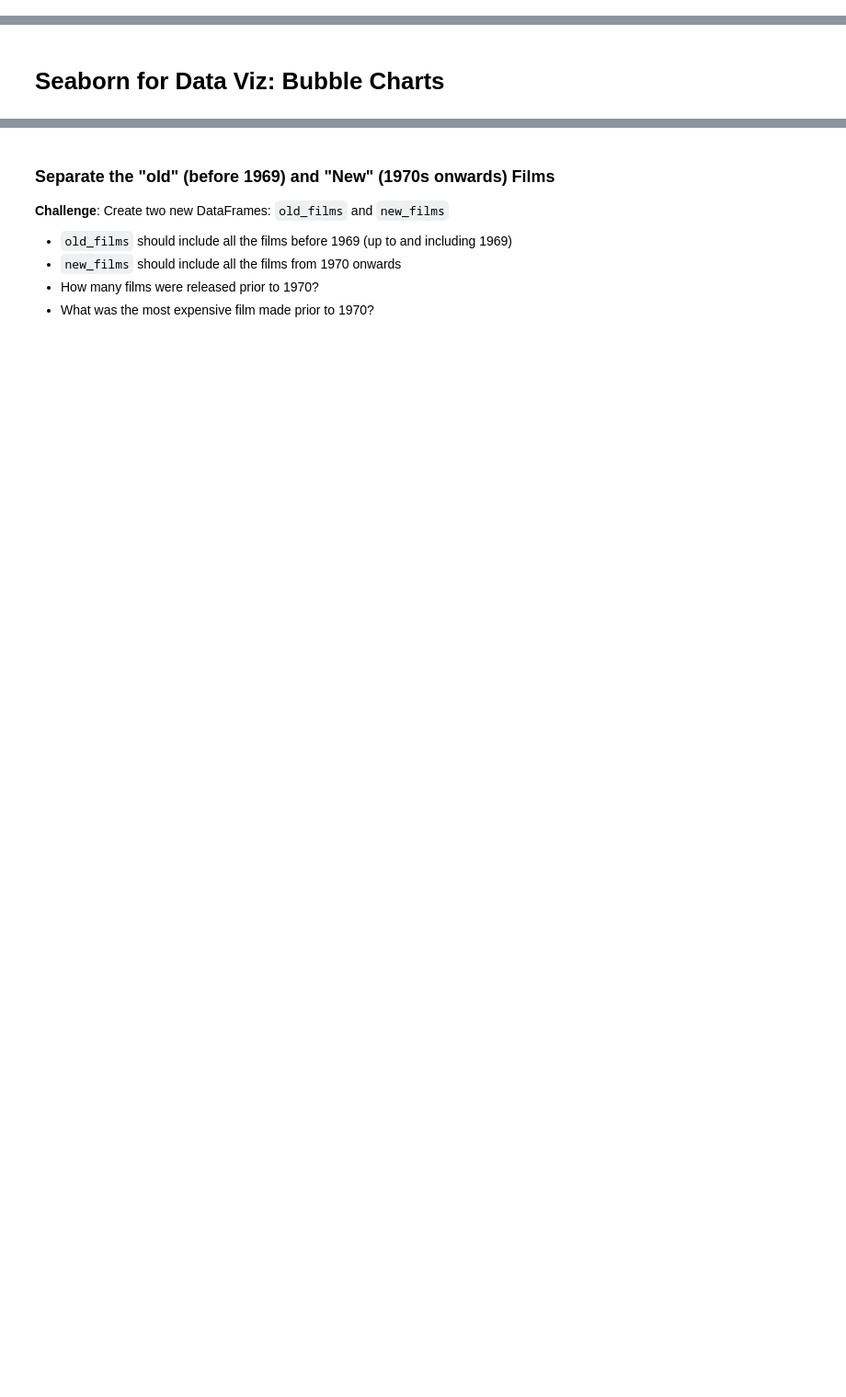
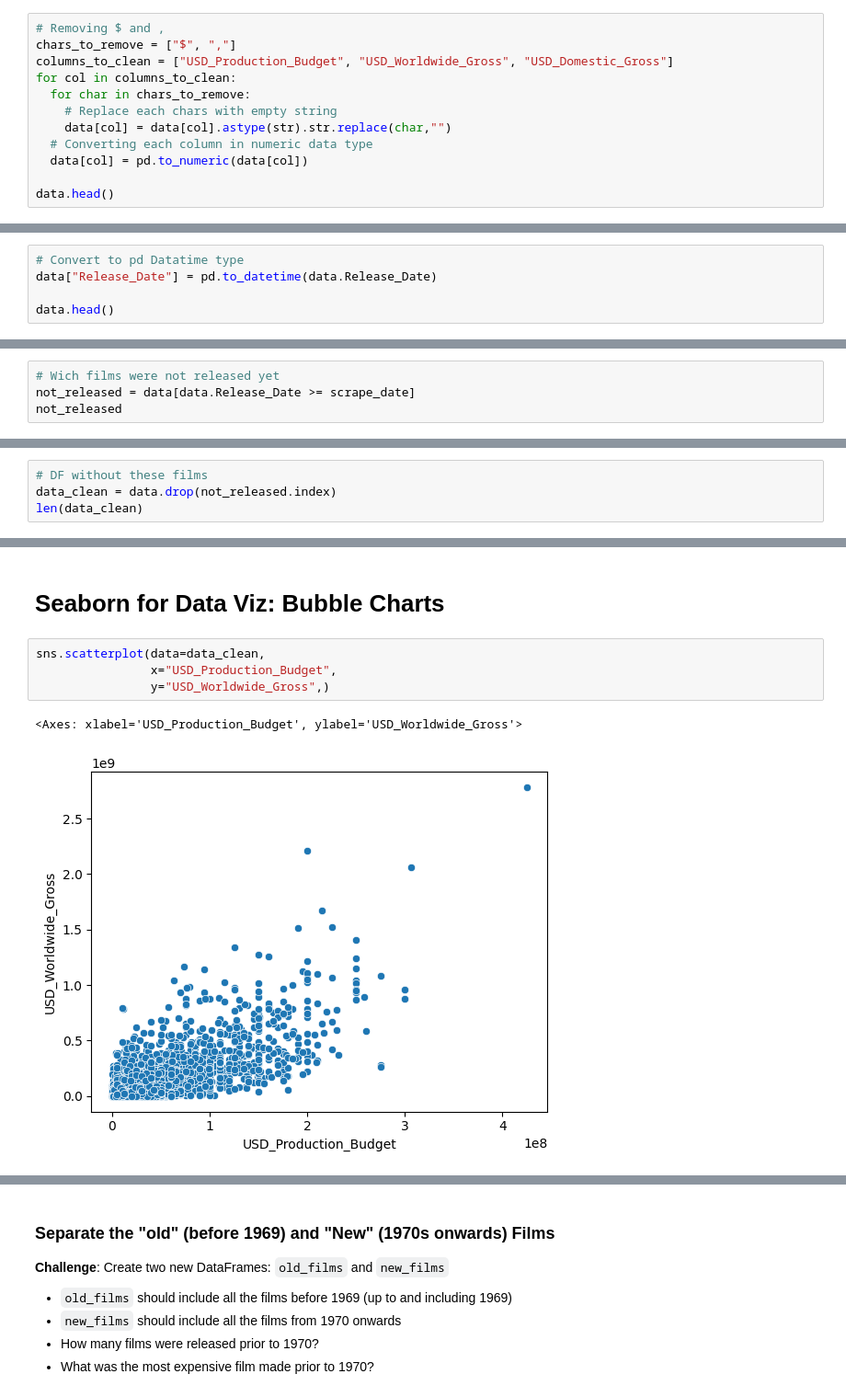
Before and after one commit to Osmestrasmesnica/Python2024, a Jupyter notebook: Dan_78-Seaborn/Seaborn_and_Linear_Regression_(start).ipynb, the cells around one changed output, grey strips where cells are left out. Shown at 92% size. Saved outputs shown, nothing was run; the diff lists cells and outputs as text; blank space fills up the shorter version.

```diff
--- a/Dan_78-Seaborn/Seaborn_and_Linear_Regression_(start).ipynb
+++ b/Dan_78-Seaborn/Seaborn_and_Linear_Regression_(start).ipynb
@@ -97,3 +99,15 @@ memory usage: 252.8+ KB
 <br>
 <br>
 Note that *domestic* in this context refers to the United States.
+# %%
+# Removing $ and ,
+chars_to_remove = ["$", ","]
+columns_to_clean = ["USD_Production_Budget", "USD_Worldwide_Gross", "USD_Domestic_Gross"]
+for col in columns_to_clean:
+  for char in chars_to_remove:
+    # Replace each chars with empty string
+    data[col] = data[col].astype(str).str.replace(char,"")
+  # Converting each column in numeric data type
+  data[col] = pd.to_numeric(data[col])
+
+data.head()
@@ -100,2 +121,7 @@ Note that *domestic* in this context refers to the United States.
 # %% [markdown]
 **Challenge**: Convert the `Release_Date` column to a Pandas Datetime type.
+# %%
+# Convert to pd Datatime type
+data["Release_Date"] = pd.to_datetime(data.Release_Date)
+
+data.head()
@@ -132,3 +277,7 @@ Hint: This time you'll have to use the `and` keyword.
 # %%
 # Date of Data Collection
 scrape_date = pd.Timestamp('2018-5-1')
+# %%
+# Wich films were not released yet
+not_released = data[data.Release_Date >= scrape_date]
+not_released
@@ -134,0 +298,4 @@ scrape_date = pd.Timestamp('2018-5-1')
+# %%
+# DF without these films
+data_clean = data.drop(not_released.index)
+len(data_clean)
@@ -140,2 +333,9 @@ What is the percentage of films where the production costs exceeded the worldwid
 # %% [markdown]
 # Seaborn for Data Viz: Bubble Charts
+# %%
+sns.scatterplot(data=data_clean,
+                x="USD_Production_Budget",
+                y="USD_Worldwide_Gross",)
+# %% [output]
+<Axes: xlabel='USD_Production_Budget', ylabel='USD_Worldwide_Gross'>
+[figure, added]
```
Also changed, not shown: parts of 40 cells of this notebook, 2 other files.
